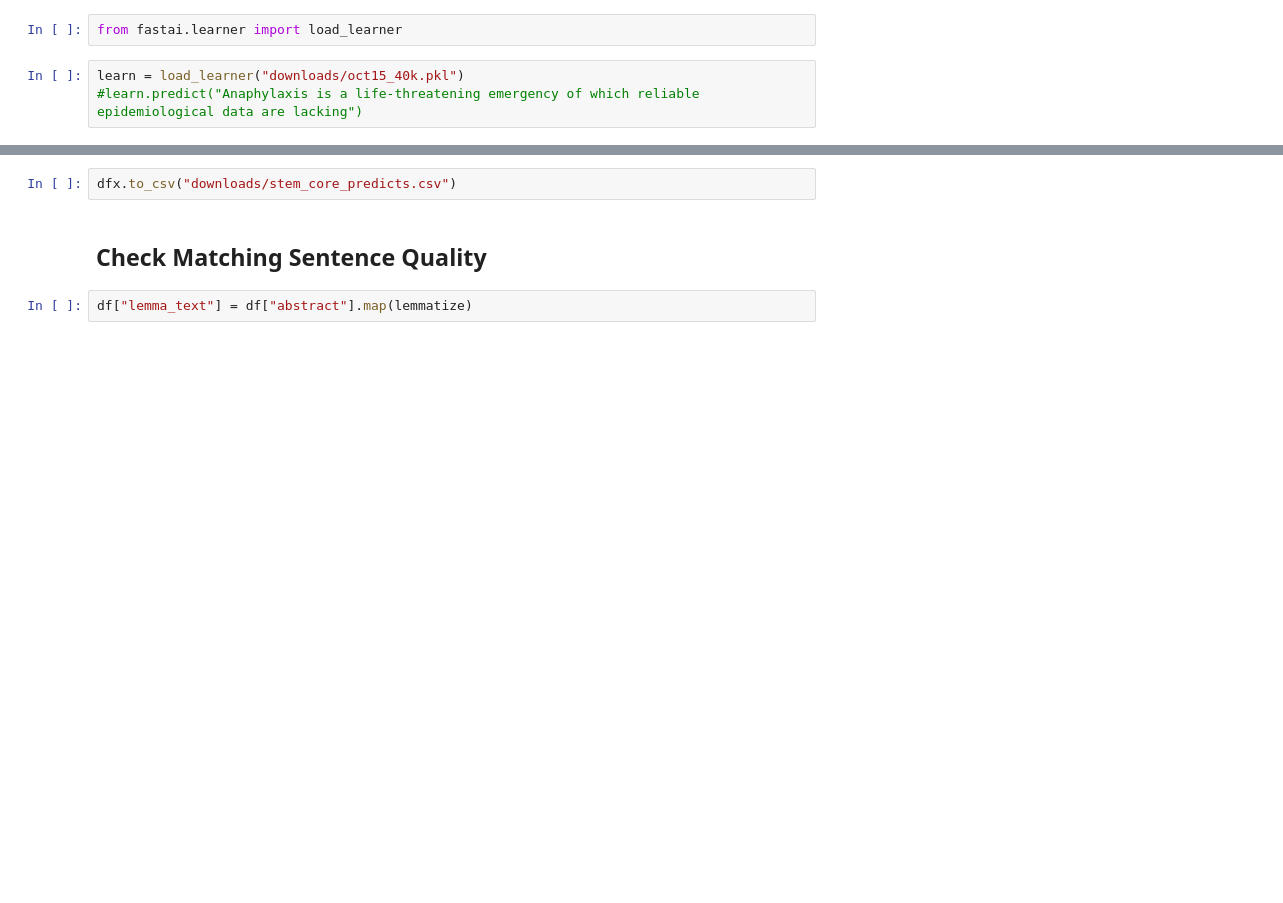
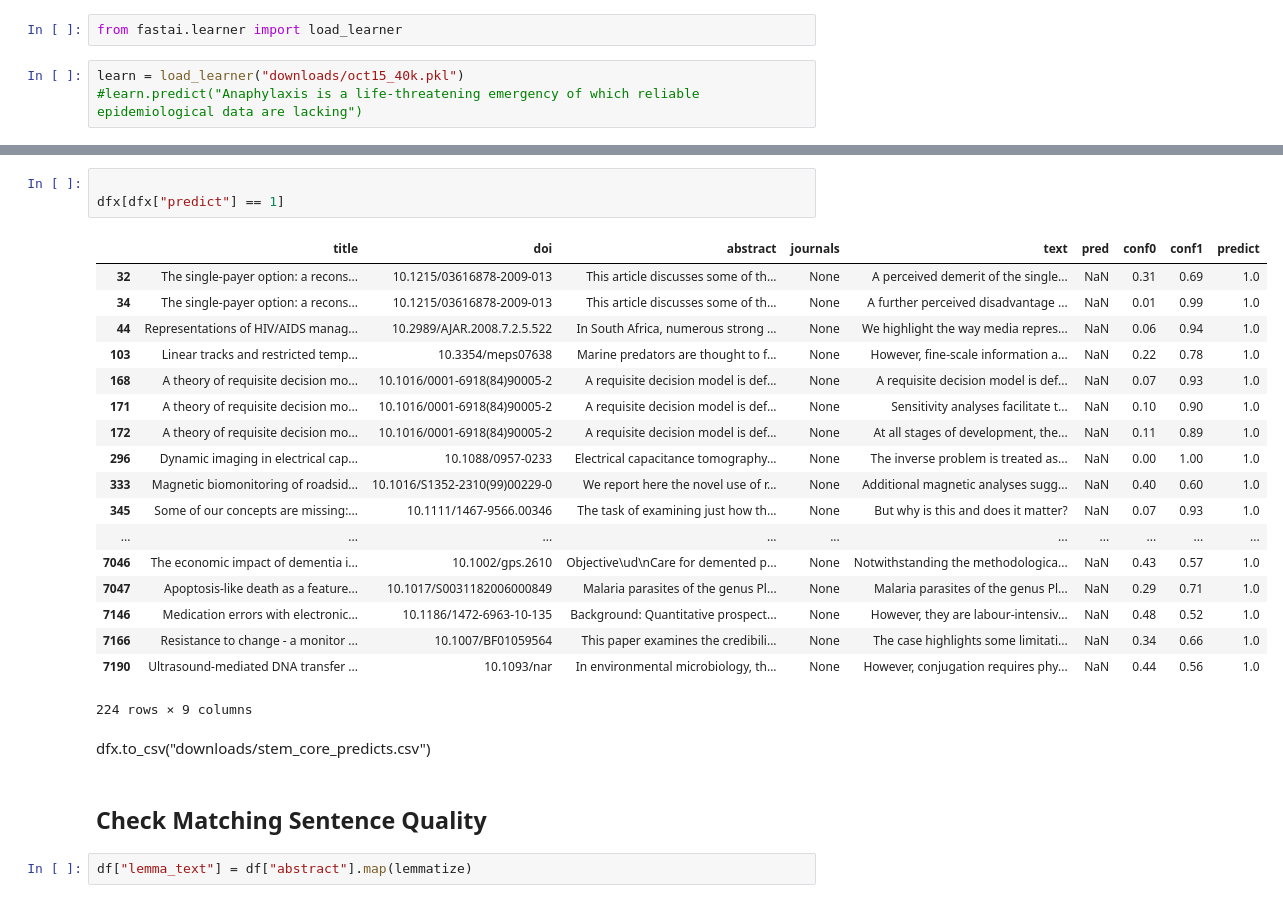
Before and after one commit to ScienceOctopus/octoflow, a Jupyter notebook: 99_pattern_CORE.ipynb, the cells around one changed output, grey strips where cells are left out. Saved outputs shown, nothing was run; the diff lists cells and outputs as text; blank space fills up the shorter version.

```diff
--- a/99_pattern_CORE.ipynb
+++ b/99_pattern_CORE.ipynb
@@ -95,5 +112,27 @@ dfx
-# %%
-dfx.to_csv("downloads/stem_core_predicts.csv")
+# %%
+
+dfx[dfx["predict"] == 1]
+# %% [output]
+|  | title | doi | abstract | journals | text | pred | conf0 | conf1 | predict |
+| 32 | The single-payer option: a recons... | 10.1215/03616878-2009-013 | This article discusses some of th... | None | A perceived demerit of the single... | NaN | 0.31 | 0.69 | 1.0 |
+| 34 | The single-payer option: a recons... | 10.1215/03616878-2009-013 | This article discusses some of th... | None | A further perceived disadvantage ... | NaN | 0.01 | 0.99 | 1.0 |
+| 44 | Representations of HIV/AIDS manag... | 10.2989/AJAR.2008.7.2.5.522 | In South Africa, numerous strong ... | None | We highlight the way media repres... | NaN | 0.06 | 0.94 | 1.0 |
+| 103 | Linear tracks and restricted temp... | 10.3354/meps07638 | Marine predators are thought to f... | None | However, fine-scale information a... | NaN | 0.22 | 0.78 | 1.0 |
+| 168 | A theory of requisite decision mo... | 10.1016/0001-6918(84)90005-2 | A requisite decision model is def... | None | A requisite decision model is def... | NaN | 0.07 | 0.93 | 1.0 |
+| 171 | A theory of requisite decision mo... | 10.1016/0001-6918(84)90005-2 | A requisite decision model is def... | None | Sensitivity analyses facilitate t... | NaN | 0.10 | 0.90 | 1.0 |
+| 172 | A theory of requisite decision mo... | 10.1016/0001-6918(84)90005-2 | A requisite decision model is def... | None | At all stages of development, the... | NaN | 0.11 | 0.89 | 1.0 |
+| 296 | Dynamic imaging in electrical cap... | 10.1088/0957-0233 | Electrical capacitance tomography... | None | The inverse problem is treated as... | NaN | 0.00 | 1.00 | 1.0 |
+| 333 | Magnetic biomonitoring of roadsid... | 10.1016/S1352-2310(99)00229-0 | We report here the novel use of r... | None | Additional magnetic analyses sugg... | NaN | 0.40 | 0.60 | 1.0 |
+| 345 | Some of our concepts are missing:... | 10.1111/1467-9566.00346 | The task of examining just how th... | None | But why is this and does it matter? | NaN | 0.07 | 0.93 | 1.0 |
+| ... | ... | ... | ... | ... | ... | ... | ... | ... | ... |
+| 7046 | The economic impact of dementia i... | 10.1002/gps.2610 | Objective\ud\nCare for demented p... | None | Notwithstanding the methodologica... | NaN | 0.43 | 0.57 | 1.0 |
+| 7047 | Apoptosis-like death as a feature... | 10.1017/S0031182006000849 | Malaria parasites of the genus Pl... | None | Malaria parasites of the genus Pl... | NaN | 0.29 | 0.71 | 1.0 |
+| 7146 | Medication errors with electronic... | 10.1186/1472-6963-10-135 | Background: Quantitative prospect... | None | However, they are labour-intensiv... | NaN | 0.48 | 0.52 | 1.0 |
+| 7166 | Resistance to change - a monitor ... | 10.1007/BF01059564 | This paper examines the credibili... | None | The case highlights some limitati... | NaN | 0.34 | 0.66 | 1.0 |
+| 7190 | Ultrasound-mediated DNA transfer ... | 10.1093/nar | In environmental microbiology, th... | None | However, conjugation requires phy... | NaN | 0.44 | 0.56 | 1.0 |
+224 rows × 9 columns
+# %% [markdown]
+dfx.to_csv("downloads/stem_core_predicts.csv")
 # %% [markdown]
 ## Check Matching Sentence Quality
 # %%
```
Also changed, not shown: parts of 1 cell of this notebook.
